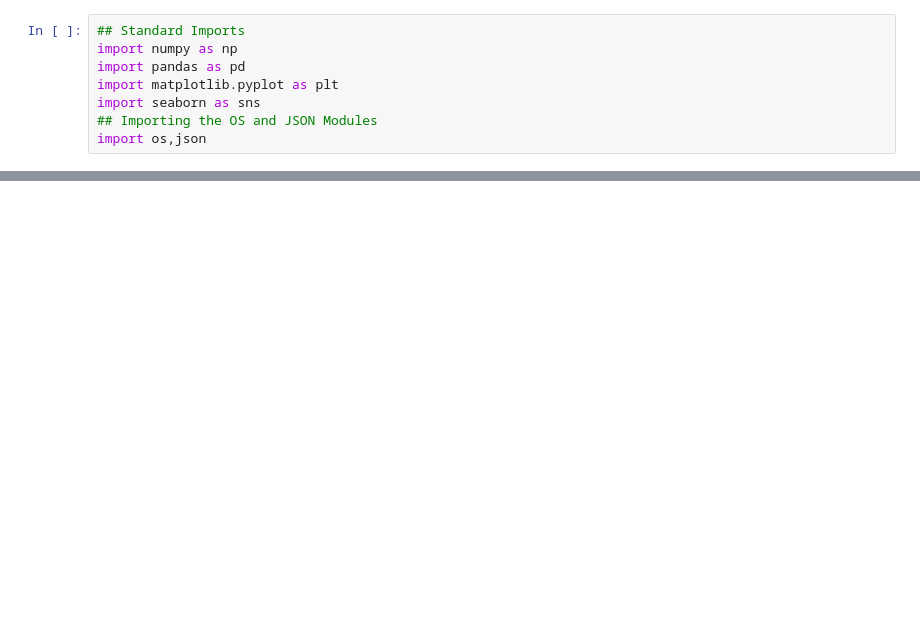
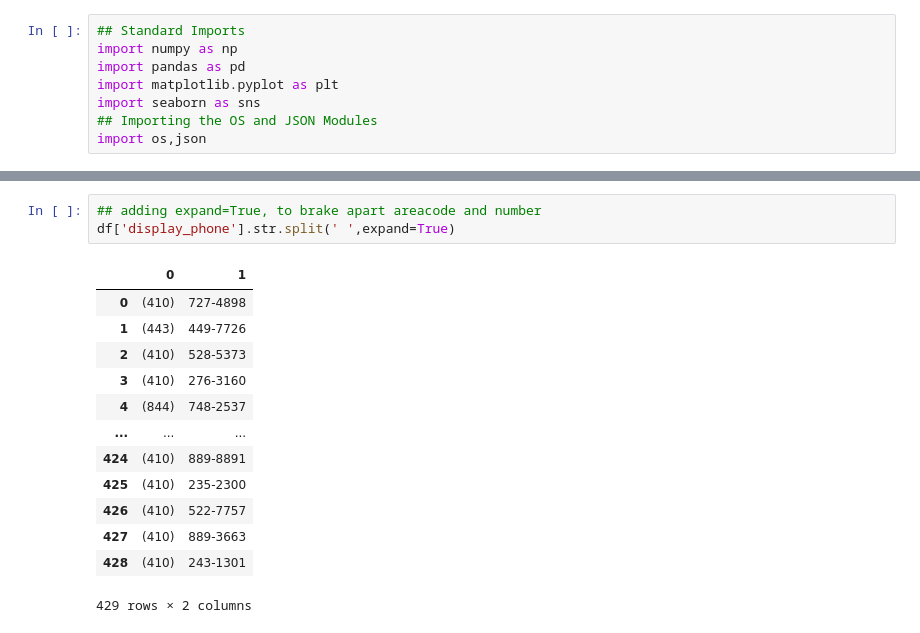
Before and after one commit to Jonny-T87/Advanced-Transformations-with-Pandas, a Jupyter notebook: Advanced Transformations.ipynb, the cells around one changed output, grey strips where cells are left out. Drawn from its saved outputs; the diff is of its cells as text; blank space fills up the shorter version.

```diff
--- a/Advanced Transformations.ipynb
+++ b/Advanced Transformations.ipynb
@@ -20,0 +50,17 @@ df.head()
+# %%
+## adding expand=True, to brake apart areacode and number
+df['display_phone'].str.split(' ',expand=True)
+# %% [output]
+|  | 0 | 1 |
+| 0 | (410) | 727-4898 |
+| 1 | (443) | 449-7726 |
+| 2 | (410) | 528-5373 |
+| 3 | (410) | 276-3160 |
+| 4 | (844) | 748-2537 |
+| ... | ... | ... |
+| 424 | (410) | 889-8891 |
+| 425 | (410) | 235-2300 |
+| 426 | (410) | 522-7757 |
+| 427 | (410) | 889-3663 |
+| 428 | (410) | 243-1301 |
+429 rows × 2 columns
```
Also changed, not shown: parts of 48 cells of this notebook, 2 other files.
